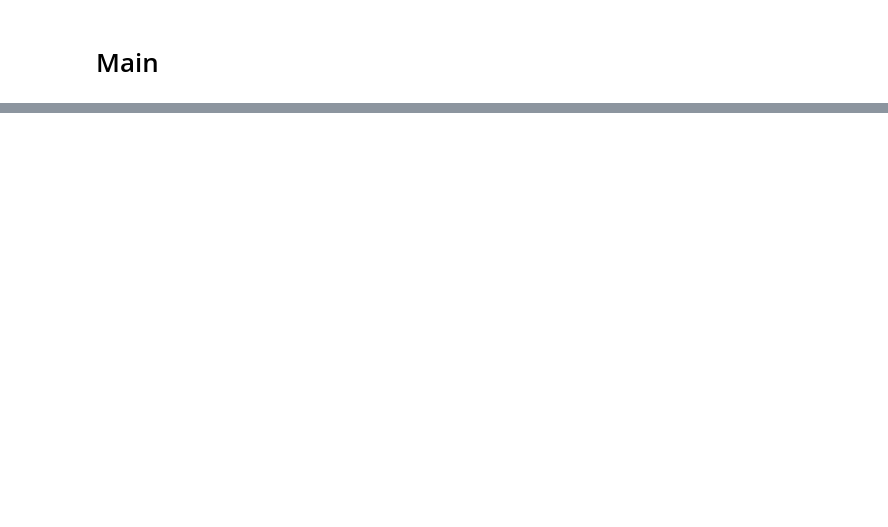
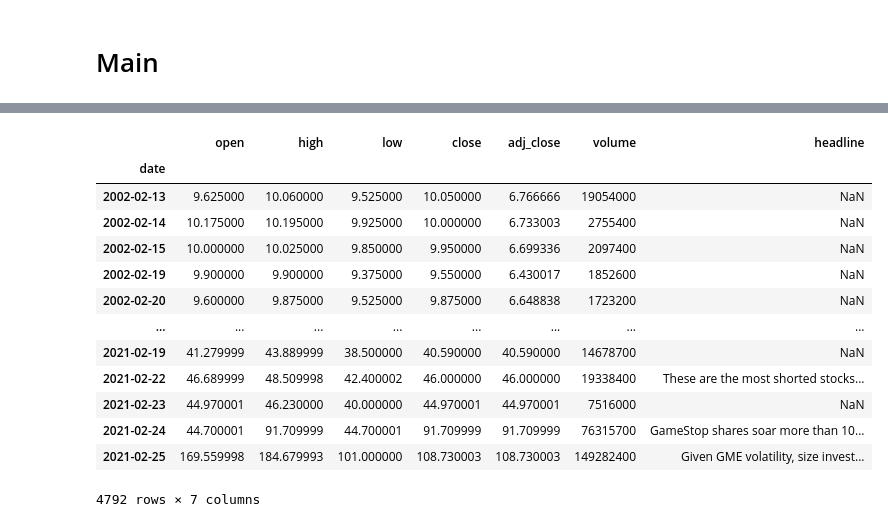
Before and after one commit to vijaylaxmid/cmpe295w-datatribe, a Jupyter notebook: Notebooks/Update_Datasets.ipynb, the cells around one changed output, grey strips where cells are left out. Cells and saved outputs as stored; diff of their text form; code cells hidden in the pictures; blank space fills up the shorter version.

Commit message:
append headlines with price

```diff
--- a/Notebooks/Update_Datasets.ipynb
+++ b/Notebooks/Update_Datasets.ipynb
@@ -233,0 +370,7 @@ update_historical_price('PLTR')
+# %%
+news['Date']=news['Date'].astype('datetime64[D]')
+news=news.drop(columns=["Url","Description"])
+# %%
+news=news.rename(columns={"Date":"date","Title":"headline"})
+# %%
+news=news.groupby('date').agg({'headline': ' '.join})
@@ -233,0 +394,19 @@ update_historical_price('PLTR')
+# %%
+combine=main.join(news,sort=True)
+# %%
+combine
+# %% [output]
+|  | open | high | low | close | adj_close | volume | headline |
+| date |  |  |  |  |  |  |  |
+| 2002-02-13 | 9.625000 | 10.060000 | 9.525000 | 10.050000 | 6.766666 | 19054000 | NaN |
+| 2002-02-14 | 10.175000 | 10.195000 | 9.925000 | 10.000000 | 6.733003 | 2755400 | NaN |
+| 2002-02-15 | 10.000000 | 10.025000 | 9.850000 | 9.950000 | 6.699336 | 2097400 | NaN |
+| 2002-02-19 | 9.900000 | 9.900000 | 9.375000 | 9.550000 | 6.430017 | 1852600 | NaN |
+| 2002-02-20 | 9.600000 | 9.875000 | 9.525000 | 9.875000 | 6.648838 | 1723200 | NaN |
+| ... | ... | ... | ... | ... | ... | ... | ... |
+| 2021-02-19 | 41.279999 | 43.889999 | 38.500000 | 40.590000 | 40.590000 | 14678700 | NaN |
+| 2021-02-22 | 46.689999 | 48.509998 | 42.400002 | 46.000000 | 46.000000 | 19338400 | These are the most shorted stocks... |
+| 2021-02-23 | 44.970001 | 46.230000 | 40.000000 | 44.970001 | 44.970001 | 7516000 | NaN |
+| 2021-02-24 | 44.700001 | 91.709999 | 44.700001 | 91.709999 | 91.709999 | 76315700 | GameStop shares soar more than 10... |
+| 2021-02-25 | 169.559998 | 184.679993 | 101.000000 | 108.730003 | 108.730003 | 149282400 | Given GME volatility, size invest... |
+4792 rows × 7 columns
```
Also changed, not shown: parts of 47 cells of this notebook.
